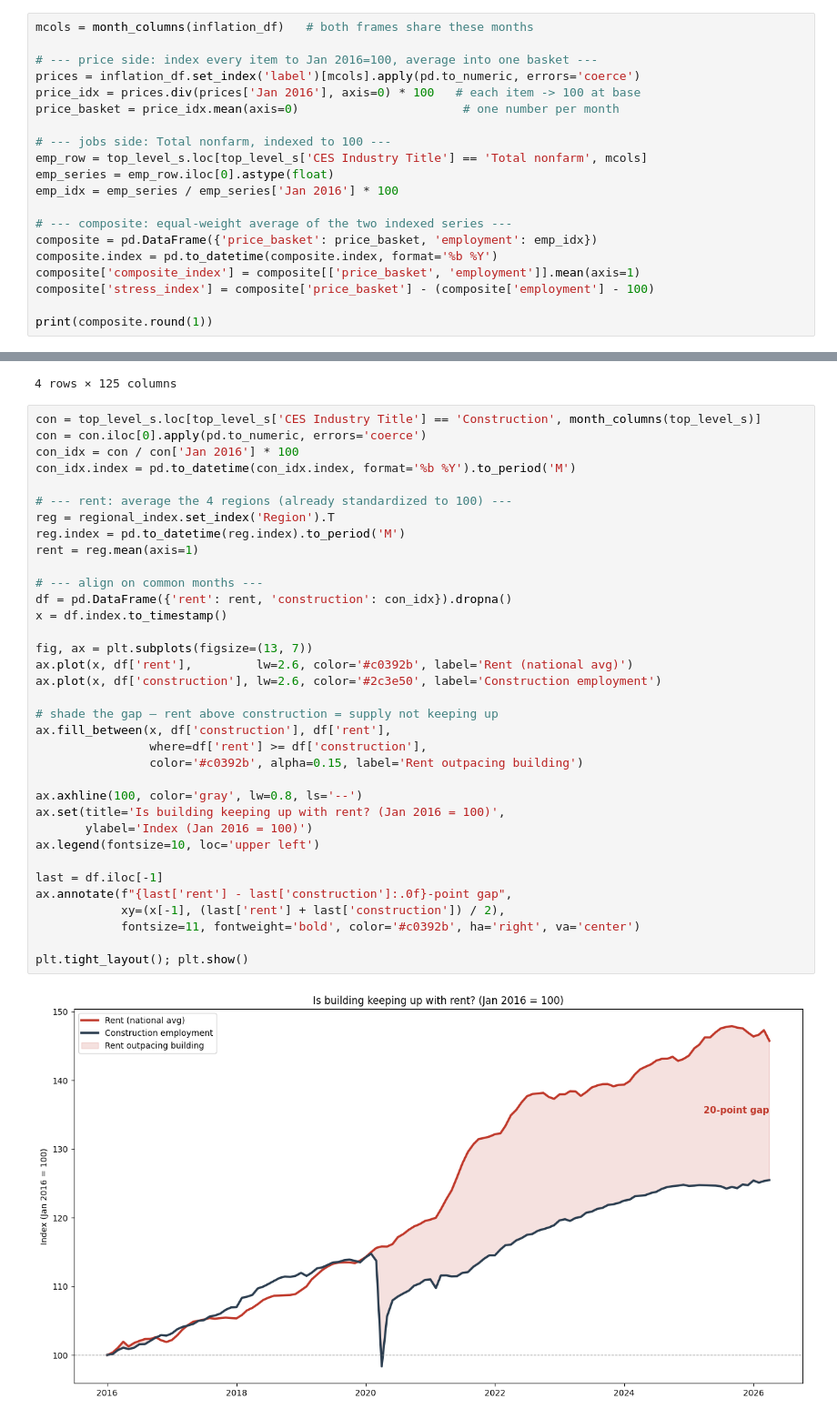
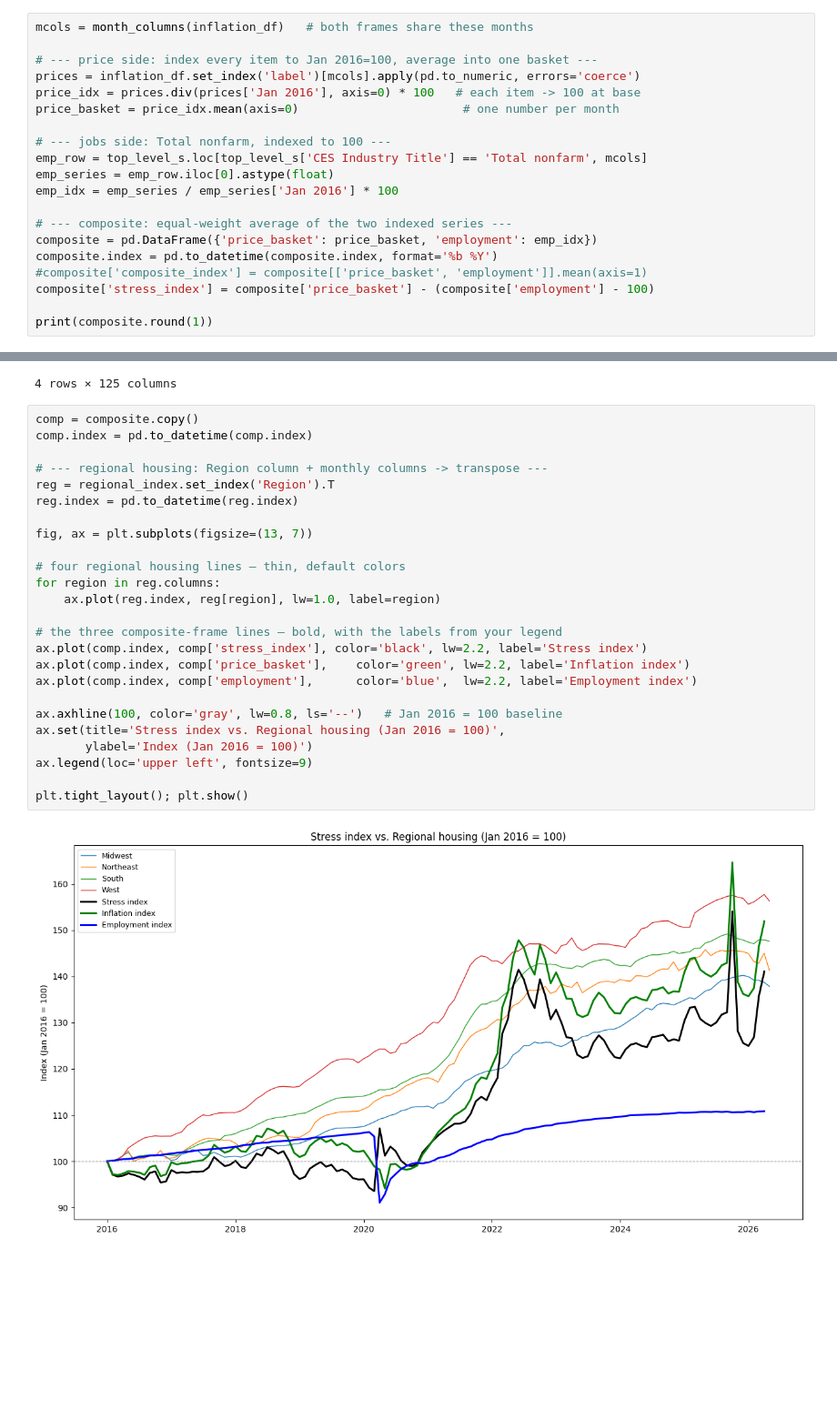
Before and after one commit to Raymay3/Inflation-Project, a Jupyter notebook: cw.ipynb, the cells around one changed output, grey strips where cells are left out. Shown at 91% size. Saved outputs shown, nothing was run; the diff lists cells and outputs as text; blank space fills up the shorter version.

Commit message:
final charts

```diff
--- a/cw.ipynb
+++ b/cw.ipynb
@@ -357,7 +324,7 @@ emp_idx = emp_series / emp_series['Jan 2016'] * 100
 # --- composite: equal-weight average of the two indexed series ---
 composite = pd.DataFrame({'price_basket': price_basket, 'employment': emp_idx})
 composite.index = pd.to_datetime(composite.index, format='%b %Y')
-composite['composite_index'] = composite[['price_basket', 'employment']].mean(axis=1)
+#composite['composite_index'] = composite[['price_basket', 'employment']].mean(axis=1)
 composite['stress_index'] = composite['price_basket'] - (composite['employment'] - 100)
 
 print(composite.round(1))
@@ -404,39 +371,29 @@ regional_index.head()
 | 3 | West | 100.0 | 100.449491 | 101.221705 | 102.862957 | 103.688335 | 104.412995 | 105.045175 | ... |
 4 rows × 125 columns
 # %%
-con = top_level_s.loc[top_level_s['CES Industry Title'] == 'Construction', month_columns(top_level_s)]
-con = con.iloc[0].apply(pd.to_numeric, errors='coerce')
-con_idx = con / con['Jan 2016'] * 100
-con_idx.index = pd.to_datetime(con_idx.index, format='%b %Y').to_period('M')
+comp = composite.copy()
+comp.index = pd.to_datetime(comp.index)
 
-# --- rent: average the 4 regions (already standardized to 100) ---
+# --- regional housing: Region column + monthly columns -> transpose ---
 reg = regional_index.set_index('Region').T
-reg.index = pd.to_datetime(reg.index).to_period('M')
-rent = reg.mean(axis=1)
-
-# --- align on common months ---
-df = pd.DataFrame({'rent': rent, 'construction': con_idx}).dropna()
-x = df.index.to_timestamp()
+reg.index = pd.to_datetime(reg.index)
 
 fig, ax = plt.subplots(figsize=(13, 7))
-ax.plot(x, df['rent'],         lw=2.6, color='#c0392b', label='Rent (national avg)')
-ax.plot(x, df['construction'], lw=2.6, color='#2c3e50', label='Construction employment')
 
-# shade the gap — rent above construction = supply not keeping up
-ax.fill_between(x, df['construction'], df['rent'],
-                where=df['rent'] >= df['construction'],
-                color='#c0392b', alpha=0.15, label='Rent outpacing building')
+# four regional housing lines — thin, default colors
+for region in reg.columns:
+    ax.plot(reg.index, reg[region], lw=1.0, label=region)
 
-ax.axhline(100, color='gray', lw=0.8, ls='--')
-ax.set(title='Is building keeping up with rent? (Jan 2016 = 100)',
+# the three composite-frame lines — bold, with the labels from your legend
+ax.plot(comp.index, comp['stress_index'], color='black', lw=2.2, label='Stress index')
+ax.plot(comp.index, comp['price_basket'],    color='green', lw=2.2, label='Inflation index')
+ax.plot(comp.index, comp['employment'],      color='blue',  lw=2.2, label='Employment index')
+
+ax.axhline(100, color='gray', lw=0.8, ls='--')   # Jan 2016 = 100 baseline
+ax.set(title='Stress index vs. Regional housing (Jan 2016 = 100)',
        ylabel='Index (Jan 2016 = 100)')
-ax.legend(fontsize=10, loc='upper left')
-
-last = df.iloc[-1]
-ax.annotate(f"{last['rent'] - last['construction']:.0f}-point gap",
-            xy=(x[-1], (last['rent'] + last['construction']) / 2),
-            fontsize=11, fontweight='bold', color='#c0392b', ha='right', va='center')
+ax.legend(loc='upper left', fontsize=9)
 
 plt.tight_layout(); plt.show()
 # %% [output]
-[figure, old version]
+[figure, new version]
```
Also changed, not shown: parts of 5 cells of this notebook.
